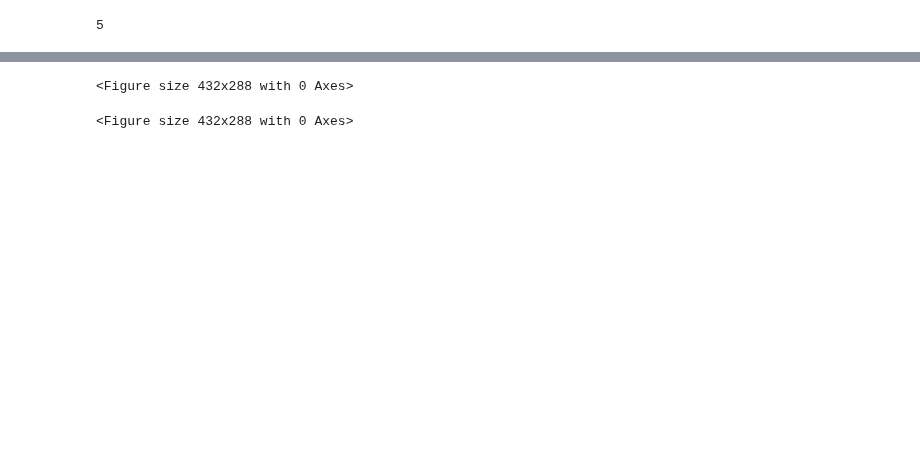
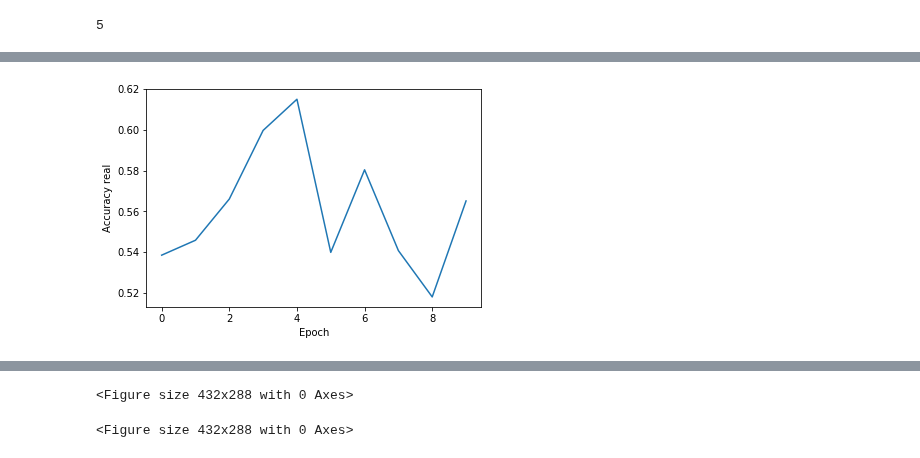
Before and after one commit to dsgelab/FinnGAN, a Jupyter notebook: main.ipynb, the cells around one changed output, grey strips where cells are left out. Cells and saved outputs as stored; diff of their text form; code cells hidden in the pictures; blank space fills up the shorter version.

Commit message:
add D accuracy metric

```diff
--- a/main.ipynb
+++ b/main.ipynb
@@ -874,0 +795,7 @@ plt.savefig('figs/mean_transition_score.svg')
+# %%
+plt.plot(range(accuracies_real.shape[0]), accuracies_real.detach().cpu().numpy())
+plt.ylabel('Accuracy real')
+plt.xlabel('Epoch')
+plt.savefig('figs/accuracy_real.svg')
+# %% [output]
+[figure, added]
```
Also changed, not shown: parts of 21 cells of this notebook.
